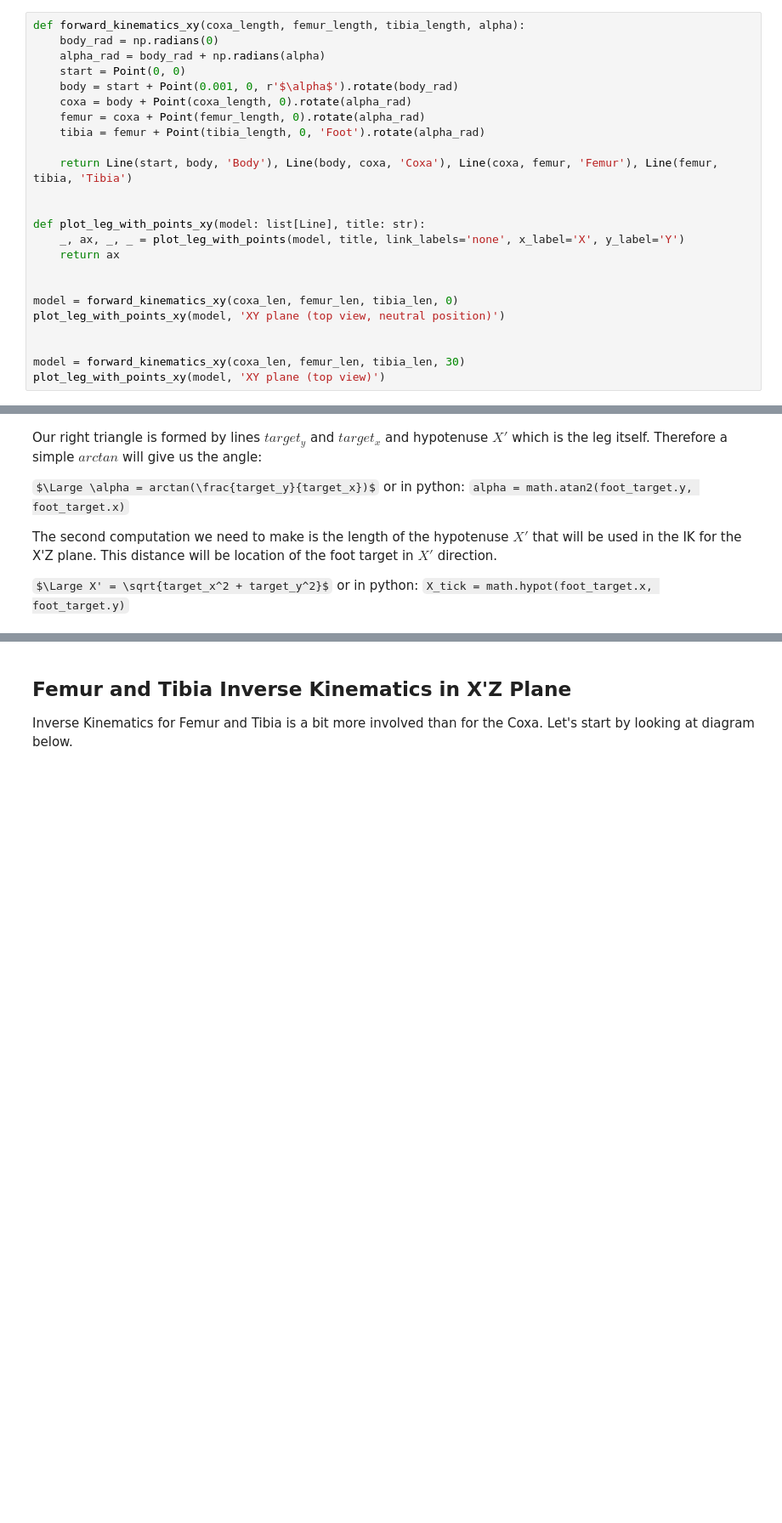
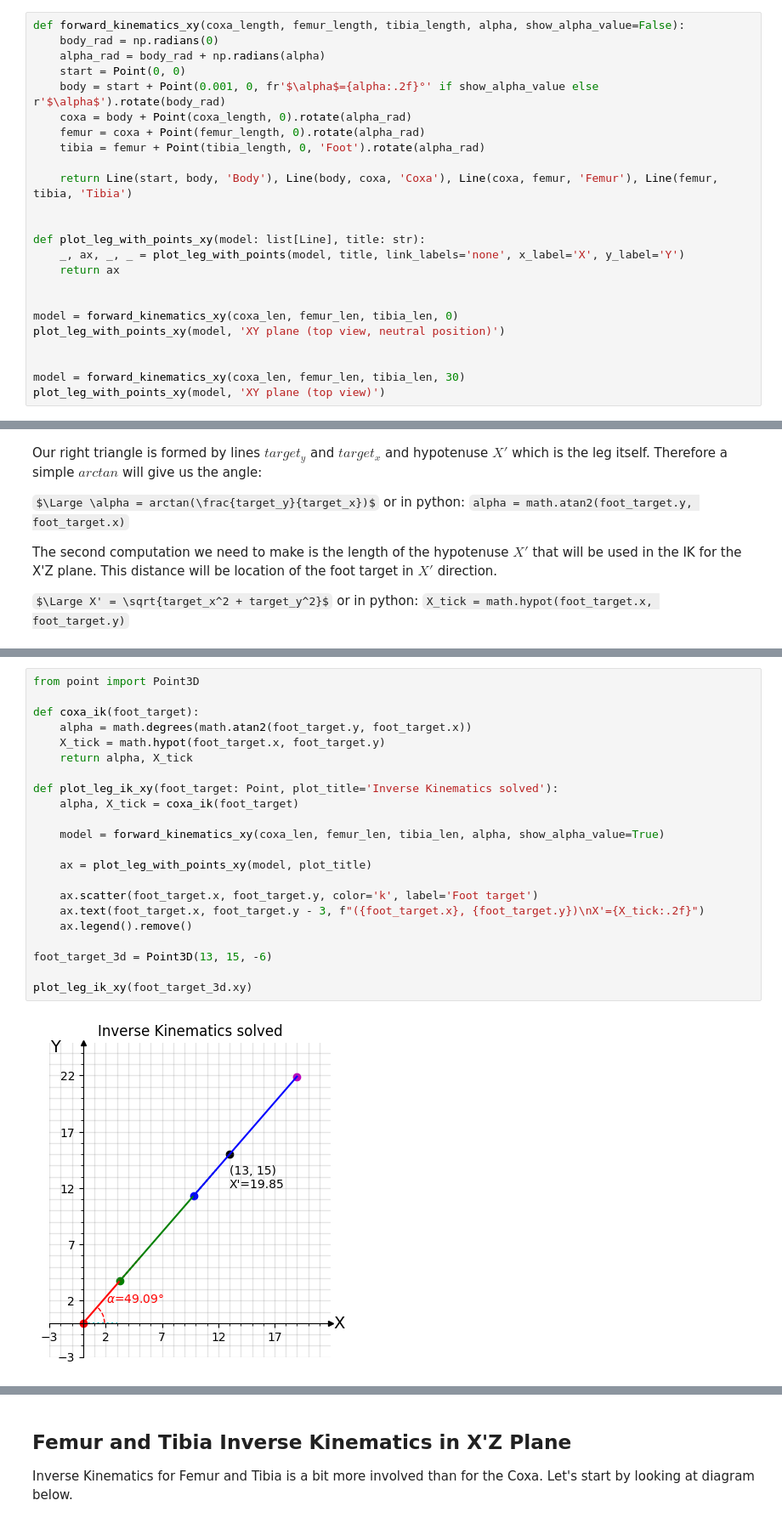
Before and after one commit to Dr-QP/Dr.QP, a Jupyter notebook: packages/runtime/drqp_brain/notebooks/getting_started_with_robot_ik.ipynb, the cells around one changed output, grey strips where cells are left out. Shown at 85% size. Drawn from its saved outputs; the diff is of its cells as text; some formulas as TeX source; blank space fills up the shorter version.

Commit message:
Introduce Point3D to have cleaner representation

```diff
--- a/packages/runtime/drqp_brain/notebooks/getting_started_with_robot_ik.ipynb
+++ b/packages/runtime/drqp_brain/notebooks/getting_started_with_robot_ik.ipynb
@@ -203,11 +203,11 @@ IK problem is to find angle alpha that will align leg with a given target point.
 
 Below you can find a view of the leg in XY plane
 # %%
-def forward_kinematics_xy(coxa_length, femur_length, tibia_length, alpha):
+def forward_kinematics_xy(coxa_length, femur_length, tibia_length, alpha, show_alpha_value=False):
     body_rad = np.radians(0)
     alpha_rad = body_rad + np.radians(alpha)
     start = Point(0, 0)
-    body = start + Point(0.001, 0, r'$\alpha$').rotate(body_rad)
+    body = start + Point(0.001, 0, fr'$\alpha$={alpha:.2f}°' if show_alpha_value else r'$\alpha$').rotate(body_rad)
     coxa = body + Point(coxa_length, 0).rotate(alpha_rad)
     femur = coxa + Point(femur_length, 0).rotate(alpha_rad)
     tibia = femur + Point(tibia_length, 0, 'Foot').rotate(alpha_rad)
@@ -278,0 +283,24 @@ plot_xtick(30)
+# %%
+from point import Point3D
+
+def coxa_ik(foot_target):
+    alpha = math.degrees(math.atan2(foot_target.y, foot_target.x))
+    X_tick = math.hypot(foot_target.x, foot_target.y)
+    return alpha, X_tick
+
+def plot_leg_ik_xy(foot_target: Point, plot_title='Inverse Kinematics solved'):
+    alpha, X_tick = coxa_ik(foot_target)
+
+    model = forward_kinematics_xy(coxa_len, femur_len, tibia_len, alpha, show_alpha_value=True)
+
+    ax = plot_leg_with_points_xy(model, plot_title)
+
+    ax.scatter(foot_target.x, foot_target.y, color='k', label='Foot target')
+    ax.text(foot_target.x, foot_target.y - 3, f"({foot_target.x}, {foot_target.y})\nX'={X_tick:.2f}")
+    ax.legend().remove()
+
+foot_target_3d = Point3D(13, 15, -6)
+
+plot_leg_ik_xy(foot_target_3d.xy)
+# %% [output]
+[figure, added]
```
Also changed, not shown: parts of 3 cells of this notebook, 1 other file.
